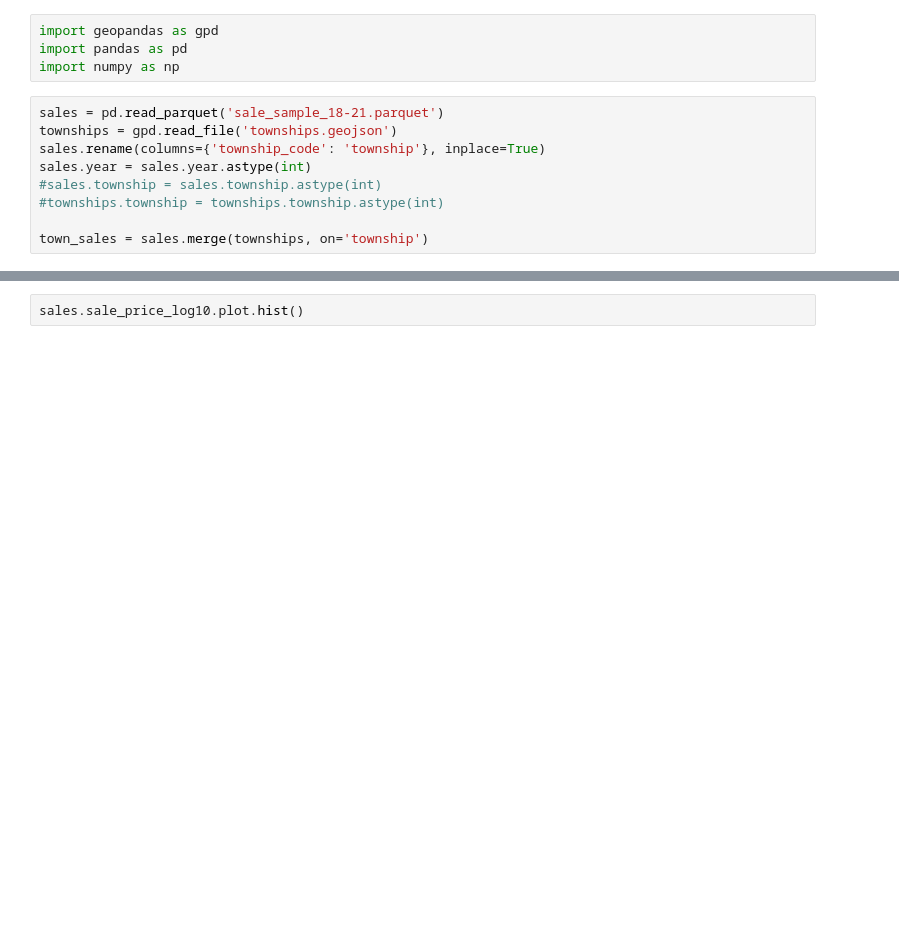
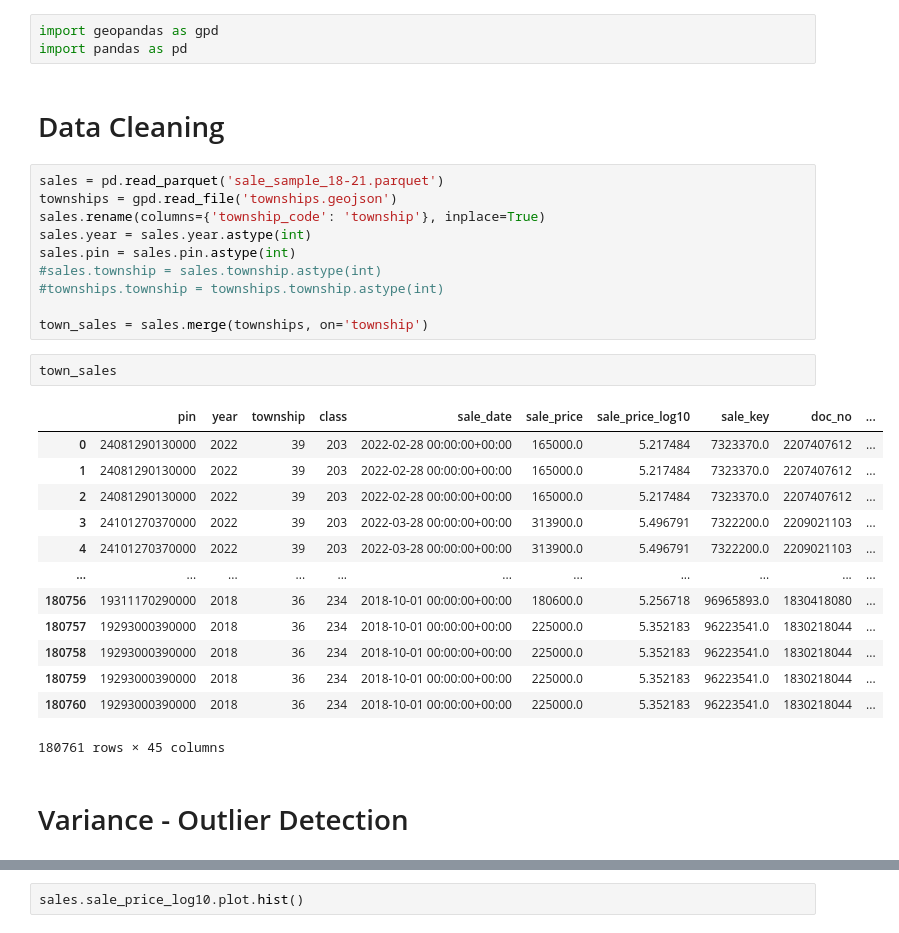
Before and after one commit to ccao-data/model-sales-val, a Jupyter notebook: explore.ipynb, the cells around one changed output, grey strips where cells are left out. Drawn from its saved outputs; the diff is of its cells as text; blank space fills up the shorter version.

```diff
--- a/explore.ipynb
+++ b/explore.ipynb
@@ -1,13 +1,33 @@
 # %%
 import geopandas as gpd
 import pandas as pd
-import numpy as np
+# %% [markdown]
+# Data Cleaning
 # %%
 sales = pd.read_parquet('sale_sample_18-21.parquet')
 townships = gpd.read_file('townships.geojson')
 sales.rename(columns={'township_code': 'township'}, inplace=True)
 sales.year = sales.year.astype(int)
+sales.pin = sales.pin.astype(int)
 #sales.township = sales.township.astype(int)
 #townships.township = townships.township.astype(int)
 
 town_sales = sales.merge(townships, on='township')
+# %%
+town_sales
+# %% [output]
+|  | pin | year | township | class | sale_date | sale_price | sale_price_log10 | sale_key | doc_no | ... |
+| 0 | 24081290130000 | 2022 | 39 | 203 | 2022-02-28 00:00:00+00:00 | 165000.0 | 5.217484 | 7323370.0 | 2207407612 | ... |
+| 1 | 24081290130000 | 2022 | 39 | 203 | 2022-02-28 00:00:00+00:00 | 165000.0 | 5.217484 | 7323370.0 | 2207407612 | ... |
+| 2 | 24081290130000 | 2022 | 39 | 203 | 2022-02-28 00:00:00+00:00 | 165000.0 | 5.217484 | 7323370.0 | 2207407612 | ... |
+| 3 | 24101270370000 | 2022 | 39 | 203 | 2022-03-28 00:00:00+00:00 | 313900.0 | 5.496791 | 7322200.0 | 2209021103 | ... |
+| 4 | 24101270370000 | 2022 | 39 | 203 | 2022-03-28 00:00:00+00:00 | 313900.0 | 5.496791 | 7322200.0 | 2209021103 | ... |
+| ... | ... | ... | ... | ... | ... | ... | ... | ... | ... | ... |
+| 180756 | 19311170290000 | 2018 | 36 | 234 | 2018-10-01 00:00:00+00:00 | 180600.0 | 5.256718 | 96965893.0 | 1830418080 | ... |
+| 180757 | 19293000390000 | 2018 | 36 | 234 | 2018-10-01 00:00:00+00:00 | 225000.0 | 5.352183 | 96223541.0 | 1830218044 | ... |
+| 180758 | 19293000390000 | 2018 | 36 | 234 | 2018-10-01 00:00:00+00:00 | 225000.0 | 5.352183 | 96223541.0 | 1830218044 | ... |
+| 180759 | 19293000390000 | 2018 | 36 | 234 | 2018-10-01 00:00:00+00:00 | 225000.0 | 5.352183 | 96223541.0 | 1830218044 | ... |
+| 180760 | 19293000390000 | 2018 | 36 | 234 | 2018-10-01 00:00:00+00:00 | 225000.0 | 5.352183 | 96223541.0 | 1830218044 | ... |
+180761 rows × 45 columns
+# %% [markdown]
+# Variance - Outlier Detection
```
Also changed, not shown: parts of 10 cells of this notebook.
